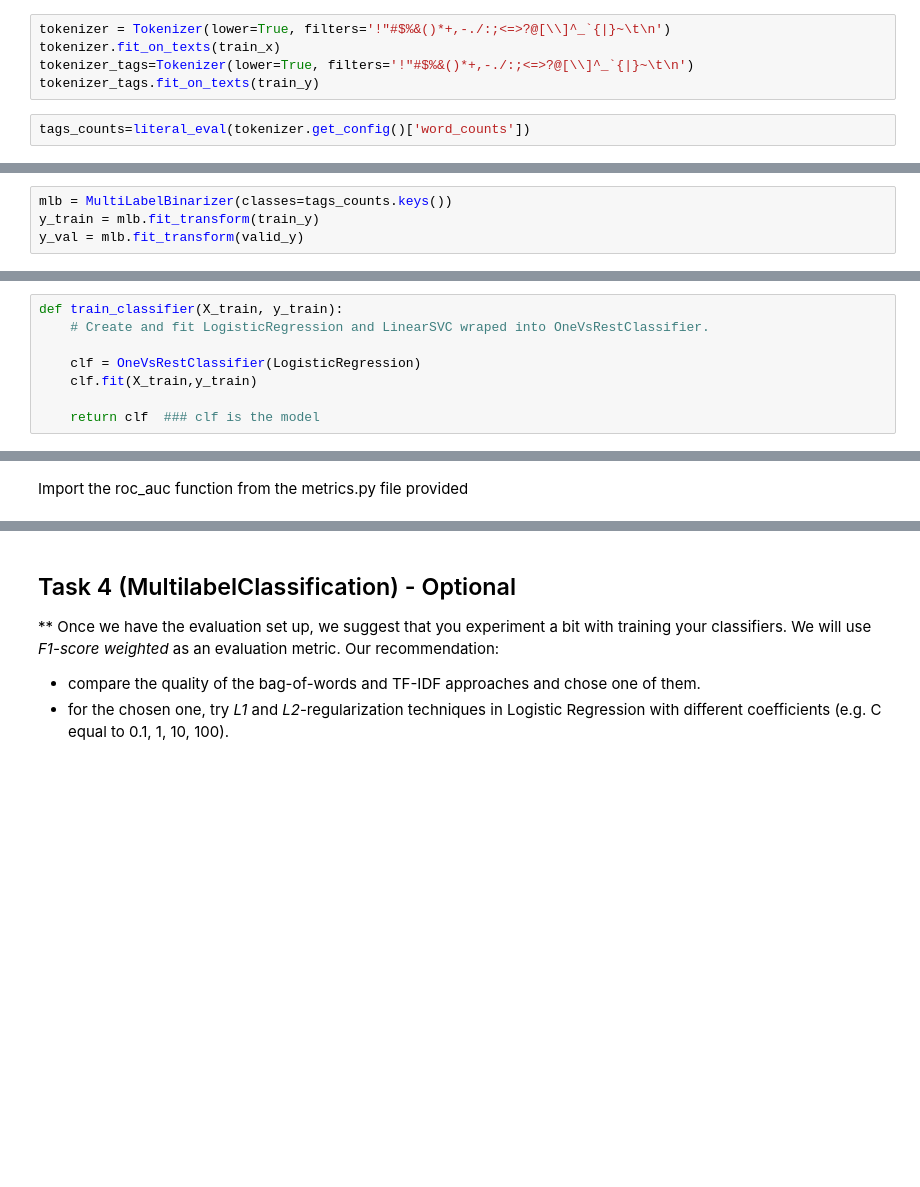
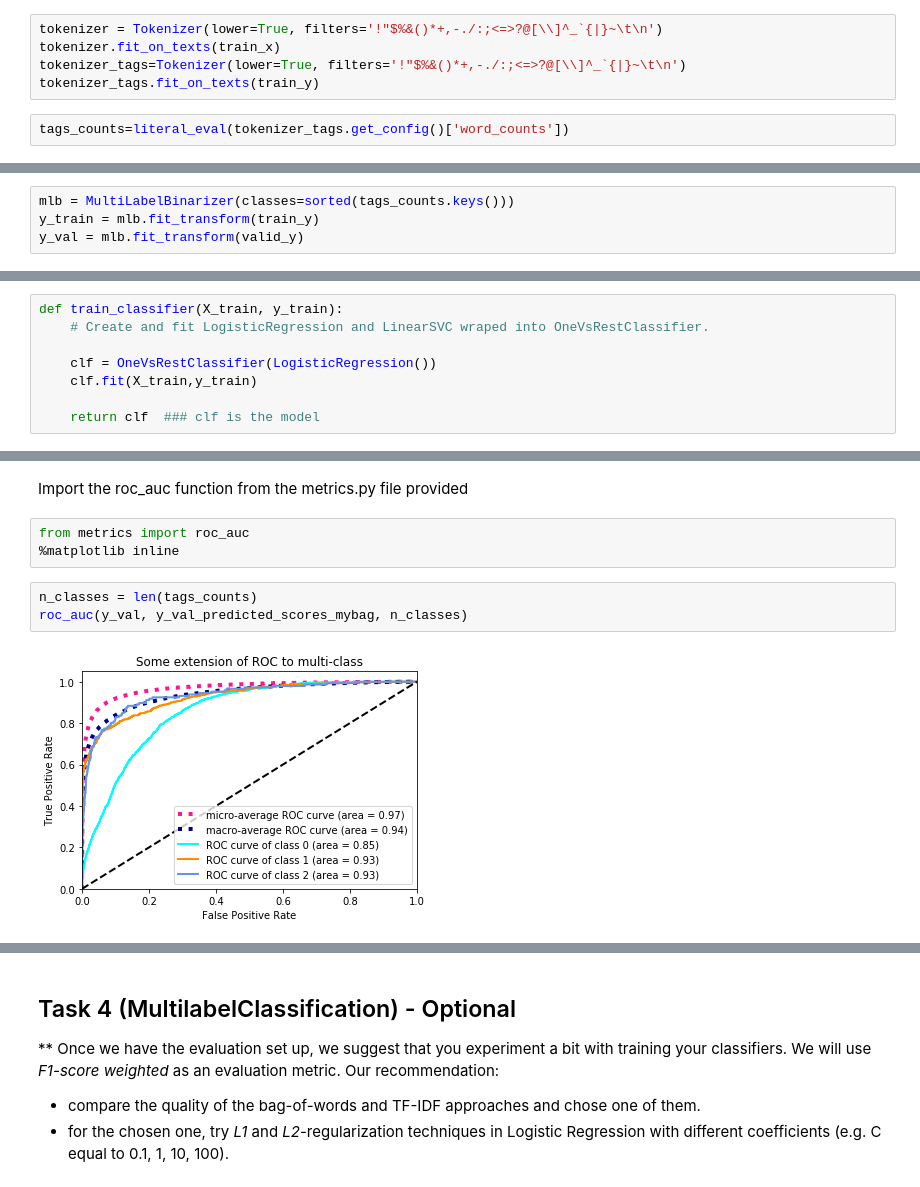
Before and after one commit to GreatLearningAIML1/aiml-ml-hyd-nov-18-batch-shreyaspatil276, a Jupyter notebook: Stats_NLP_Project.ipynb, the cells around one changed output, grey strips where cells are left out. Saved outputs shown, nothing was run; the diff lists cells and outputs as text; blank space fills up the shorter version.

```diff
--- a/Stats_NLP_Project.ipynb
+++ b/Stats_NLP_Project.ipynb
@@ -213,9 +209,9 @@ from keras.preprocessing.text import Tokenizer
 # %% [output]
 Using TensorFlow backend.
 # %%
-tokenizer = Tokenizer(lower=True, filters='!"#$%&()*+,-./:;<=>?@[\\]^_`{|}~\t\n')
+tokenizer = Tokenizer(lower=True, filters='!"$%&()*+,-./:;<=>?@[\\]^_`{|}~\t\n')
 tokenizer.fit_on_texts(train_x)
-tokenizer_tags=Tokenizer(lower=True, filters='!"#$%&()*+,-./:;<=>?@[\\]^_`{|}~\t\n')
+tokenizer_tags=Tokenizer(lower=True, filters='!"$%&()*+,-./:;<=>?@[\\]^_`{|}~\t\n')
 tokenizer_tags.fit_on_texts(train_y)
 # %%
-tags_counts=literal_eval(tokenizer.get_config()['word_counts'])
+tags_counts=literal_eval(tokenizer_tags.get_config()['word_counts'])
@@ -408,6 +372,6 @@ http://scikit-learn.org/stable/modules/generated/sklearn.preprocessing.MultiLabe
 # %%
 from sklearn.preprocessing import MultiLabelBinarizer
 # %%
-mlb = MultiLabelBinarizer(classes=tags_counts.keys())
+mlb = MultiLabelBinarizer(classes=sorted(tags_counts.keys()))
 y_train = mlb.fit_transform(train_y)
 y_val = mlb.fit_transform(valid_y)
@@ -436,7 +398,7 @@ from sklearn.svm import SVC, LinearSVC
 def train_classifier(X_train, y_train):
     # Create and fit LogisticRegression and LinearSVC wraped into OneVsRestClassifier.
 
-    clf = OneVsRestClassifier(LogisticRegression)
+    clf = OneVsRestClassifier(LogisticRegression())
     clf.fit(X_train,y_train)
 
     return clf  ### clf is the model
@@ -515,3 +464,11 @@ You might also want to plot some form of the [ROC curve](http://scikit-learn.org
  - number of classes
 # %% [markdown]
 Import the roc_auc function from the metrics.py file provided
+# %%
+from metrics import roc_auc
+%matplotlib inline
+# %%
+n_classes = len(tags_counts)
+roc_auc(y_val, y_val_predicted_scores_mybag, n_classes)
+# %% [output]
+[figure, added]
```
Also changed, not shown: parts of 14 cells of this notebook.
